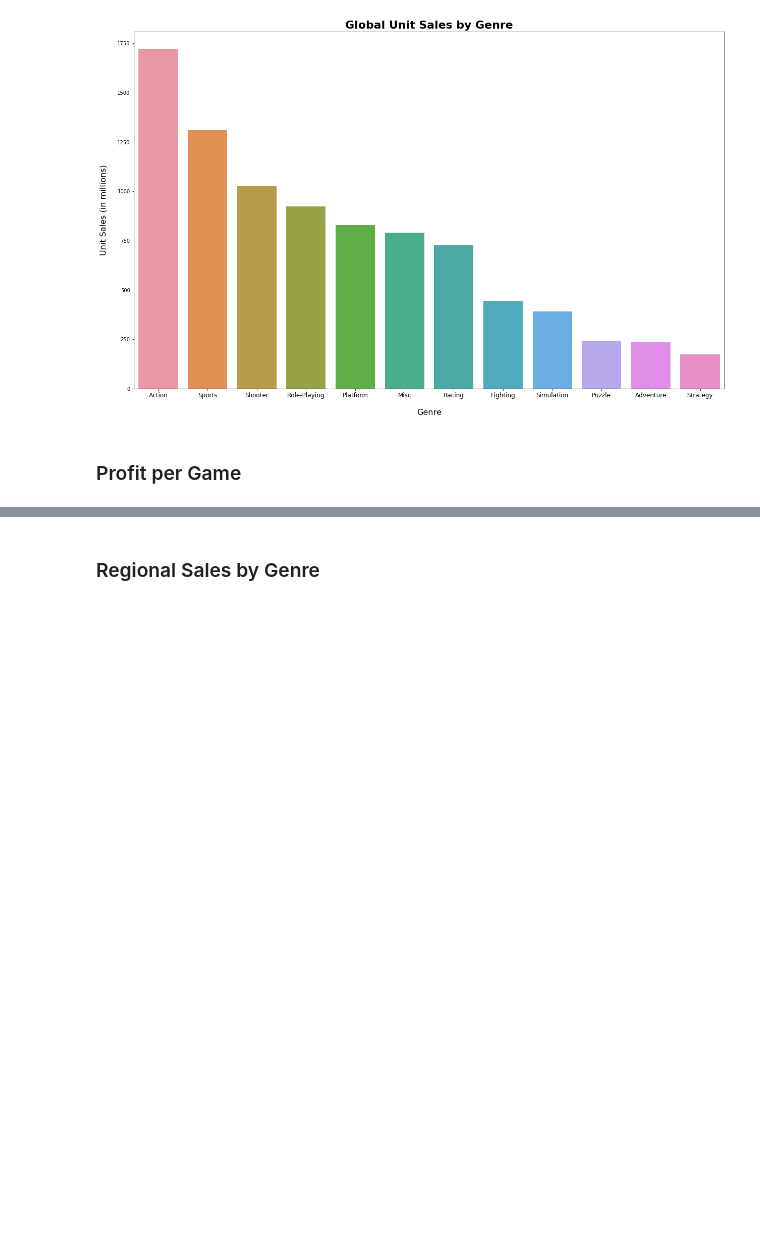
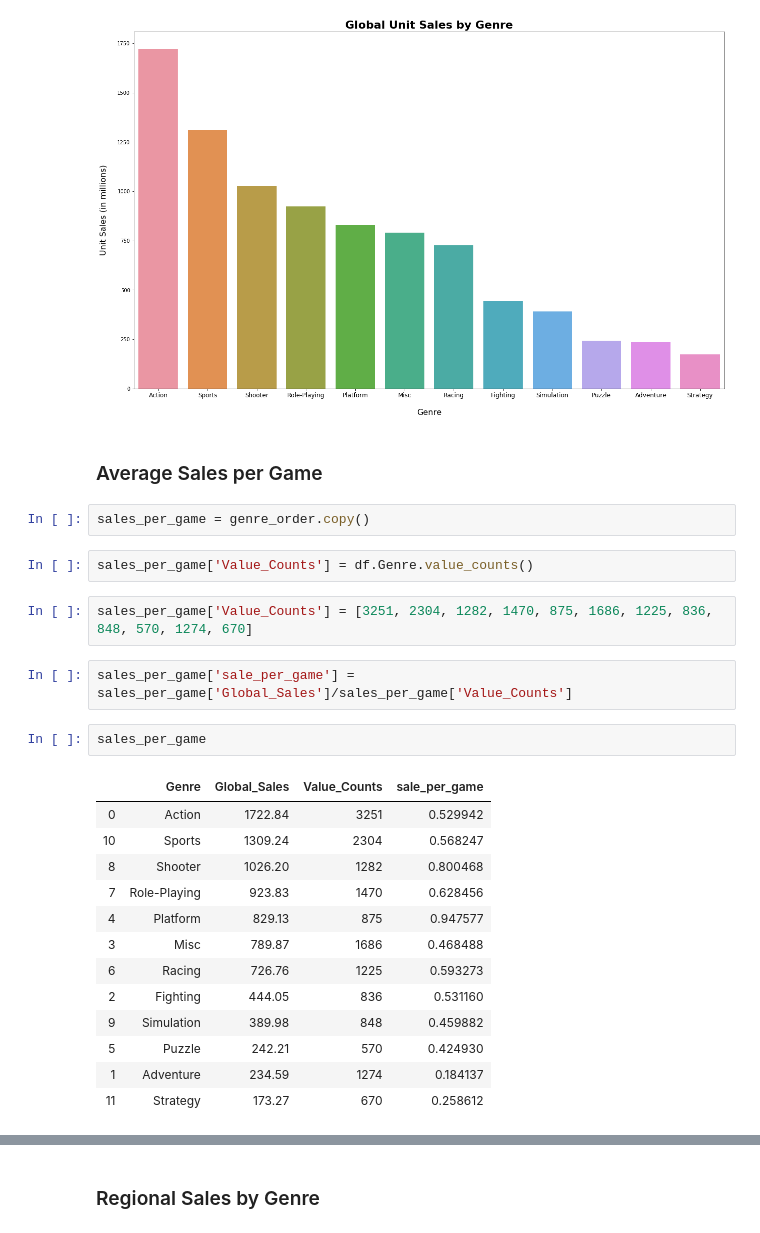
Before and after one commit to jkundycki/vgsales, a Jupyter notebook: New.ipynb, the cells around one changed output, grey strips where cells are left out. Drawn from its saved outputs; the diff is of its cells as text; blank space fills up the shorter version.

```diff
--- a/New.ipynb
+++ b/New.ipynb
@@ -52,4 +52,28 @@ plt.show()
 # %% [output]
 [figure]
 # %% [markdown]
-### Profit per Game
+### Average Sales per Game
+# %%
+sales_per_game = genre_order.copy()
+# %%
+sales_per_game['Value_Counts'] = df.Genre.value_counts()
+# %%
+sales_per_game['Value_Counts'] = [3251, 2304, 1282, 1470, 875, 1686, 1225, 836, 848, 570, 1274, 670]
+# %%
+sales_per_game['sale_per_game'] = sales_per_game['Global_Sales']/sales_per_game['Value_Counts']
+# %%
+sales_per_game
+# %% [output]
+|  | Genre | Global_Sales | Value_Counts | sale_per_game |
+| 0 | Action | 1722.84 | 3251 | 0.529942 |
+| 10 | Sports | 1309.24 | 2304 | 0.568247 |
+| 8 | Shooter | 1026.20 | 1282 | 0.800468 |
+| 7 | Role-Playing | 923.83 | 1470 | 0.628456 |
+| 4 | Platform | 829.13 | 875 | 0.947577 |
+| 3 | Misc | 789.87 | 1686 | 0.468488 |
+| 6 | Racing | 726.76 | 1225 | 0.593273 |
+| 2 | Fighting | 444.05 | 836 | 0.531160 |
+| 9 | Simulation | 389.98 | 848 | 0.459882 |
+| 5 | Puzzle | 242.21 | 570 | 0.424930 |
+| 1 | Adventure | 234.59 | 1274 | 0.184137 |
+| 11 | Strategy | 173.27 | 670 | 0.258612 |
```
Also changed, not shown: parts of 1 cell of this notebook.
